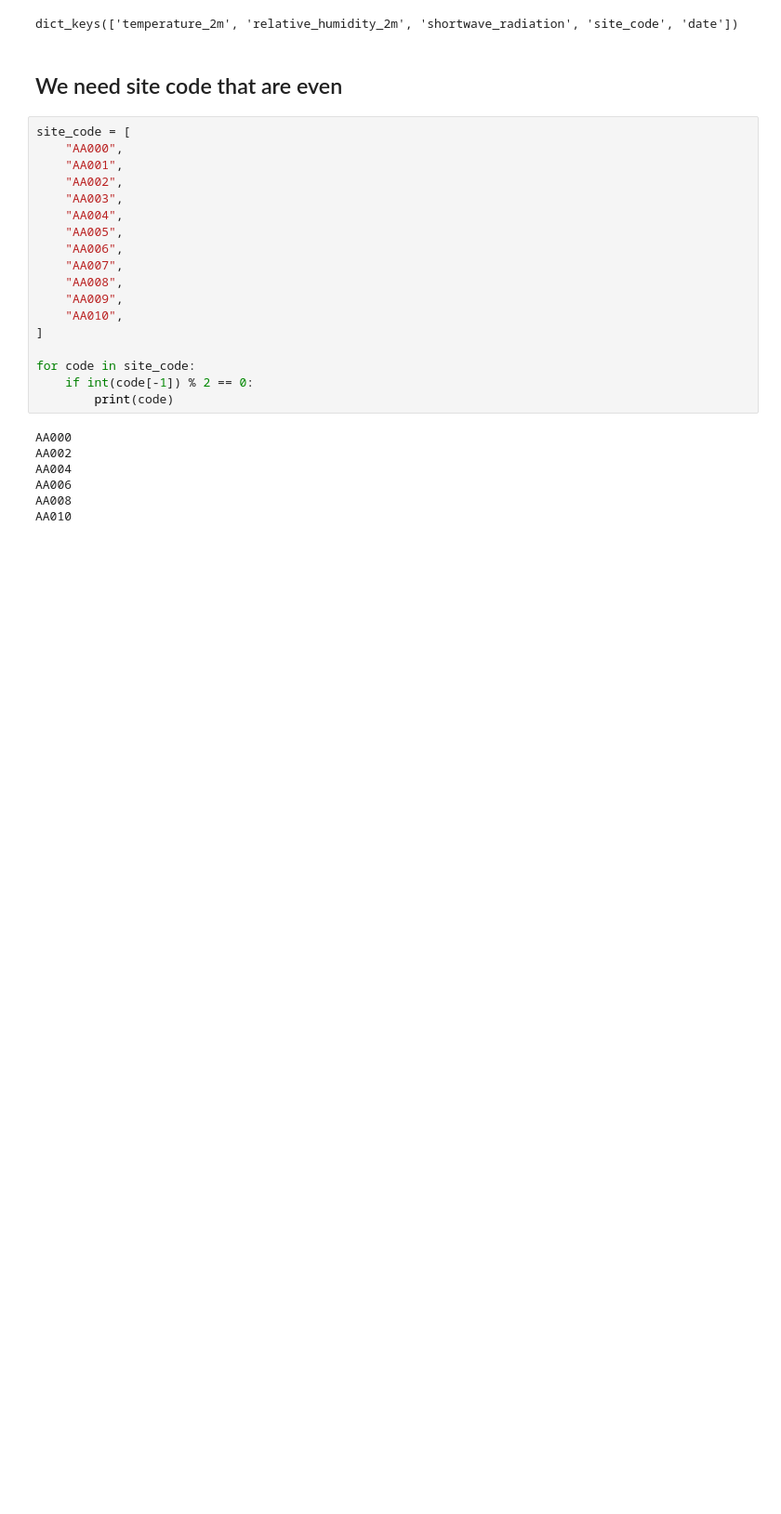
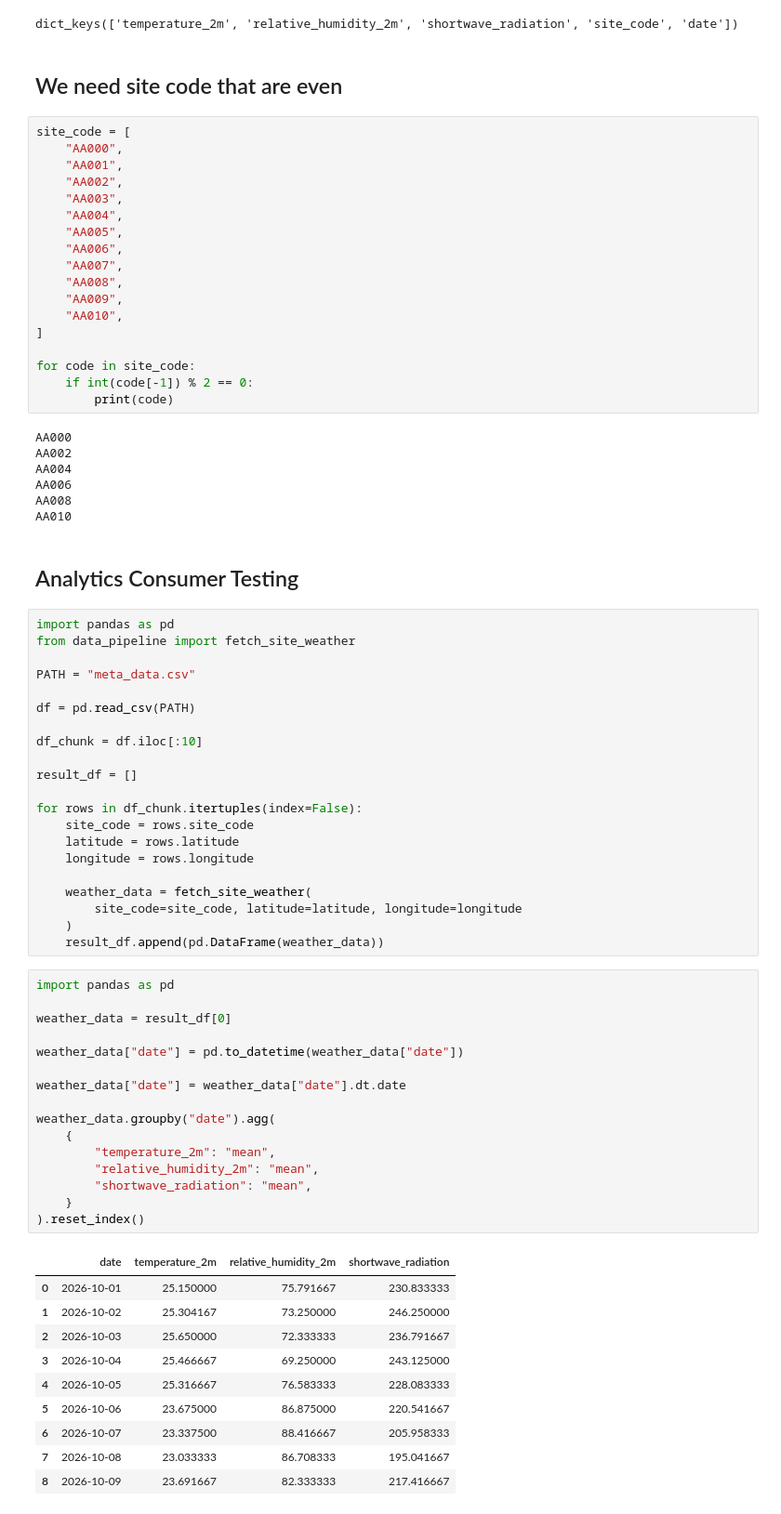
Before and after one commit to AhmadKhanSenpai/Weather_API_ETL, a Jupyter notebook: testing_and_notes.ipynb, the cells around one changed output. Shown at 93% size. Drawn from its saved outputs; the diff is of its cells as text; blank space fills up the shorter version.

Commit message:
analytics_group testing complete

```diff
--- a/testing_and_notes.ipynb
+++ b/testing_and_notes.ipynb
@@ -788,3 +788,53 @@ AA004
 AA006
 AA008
 AA010
+# %% [markdown]
+## Analytics Consumer Testing
+# %%
+import pandas as pd
+from data_pipeline import fetch_site_weather
+
+PATH = "meta_data.csv"
+
+df = pd.read_csv(PATH)
+
+df_chunk = df.iloc[:10]
+
+result_df = []
+
+for rows in df_chunk.itertuples(index=False):
+    site_code = rows.site_code
+    latitude = rows.latitude
+    longitude = rows.longitude
+
+    weather_data = fetch_site_weather(
+        site_code=site_code, latitude=latitude, longitude=longitude
+    )
+    result_df.append(pd.DataFrame(weather_data))
+# %%
+import pandas as pd
+
+weather_data = result_df[0]
+
+weather_data["date"] = pd.to_datetime(weather_data["date"])
+
+weather_data["date"] = weather_data["date"].dt.date
+
+weather_data.groupby("date").agg(
+    {
+        "temperature_2m": "mean",
+        "relative_humidity_2m": "mean",
+        "shortwave_radiation": "mean",
+    }
+).reset_index()
+# %% [output]
+|  | date | temperature_2m | relative_humidity_2m | shortwave_radiation |
+| 0 | 2026-10-01 | 25.150000 | 75.791667 | 230.833333 |
+| 1 | 2026-10-02 | 25.304167 | 73.250000 | 246.250000 |
+| 2 | 2026-10-03 | 25.650000 | 72.333333 | 236.791667 |
+| 3 | 2026-10-04 | 25.466667 | 69.250000 | 243.125000 |
+| 4 | 2026-10-05 | 25.316667 | 76.583333 | 228.083333 |
+| 5 | 2026-10-06 | 23.675000 | 86.875000 | 220.541667 |
+| 6 | 2026-10-07 | 23.337500 | 88.416667 | 205.958333 |
+| 7 | 2026-10-08 | 23.033333 | 86.708333 | 195.041667 |
+| 8 | 2026-10-09 | 23.691667 | 82.333333 | 217.416667 |
```
Also changed, not shown: 7 other files.
